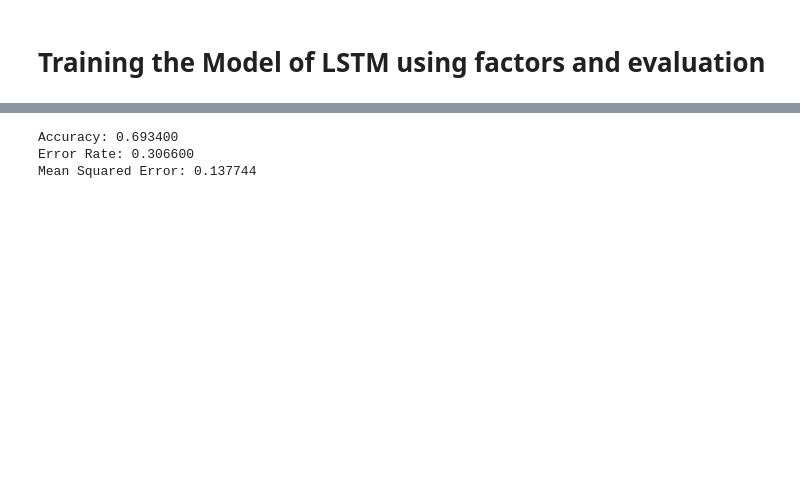
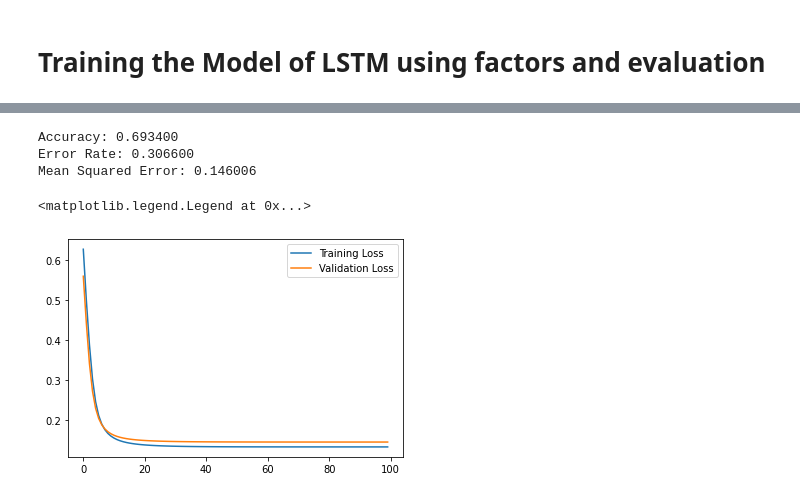
Before and after one commit to PhuongDang1/SIT-Research-Project, a Jupyter notebook: Current_Research_Project_script.ipynb, the cells around one changed output, grey strips where cells are left out. Cells and saved outputs as stored; diff of their text form; code cells hidden in the pictures; blank space fills up the shorter version.

```diff
--- a/Current_Research_Project_script.ipynb
+++ b/Current_Research_Project_script.ipynb
@@ -510,6 +537,6 @@ model_GRU2.compile(optimizer=tf.keras.optimizers.Adam(learning_rate=.1e-3), loss
 # **Training the Model of LSTM using factors and evaluation**
 # %%
 model_GRU2.compile(optimizer=tf.keras.optimizers.Adam(), loss=tf.keras.losses.MeanSquaredError(),metrics=['accuracy','mean_squared_error'])
-history_GRU = model_GRU2.fit(X_train,y_train,epochs=100,validation_data=(X_test,y_test),batch_size=25,verbose=1,callbacks=[reduce_lr])
+history_GRU2 = model_GRU2.fit(X_train,y_train,epochs=100,validation_data=(X_test,y_test),batch_size=32,verbose=1,callbacks=[reduce_lr])
 # %% [output]
 Epoch 1/100
@@ -538,4 +565,13 @@ print('Mean Squared Error: %f' % mean_squared_error)
 # %% [output]
 Accuracy: 0.693400
 Error Rate: 0.306600
-Mean Squared Error: 0.137744
+Mean Squared Error: 0.146006
+# %%
+pred_LSTM=model_GRU2.predict(X_test)
+#GRU with factors
+plt.plot(history_GRU2.history["loss"], label="Training Loss")
+plt.plot(history_GRU2.history["val_loss"], label="Validation Loss")
+plt.legend()
+# %% [output]
+<matplotlib.legend.Legend at 0x...>
+[figure, added]
```
Also changed, not shown: parts of 15 cells of this notebook.
